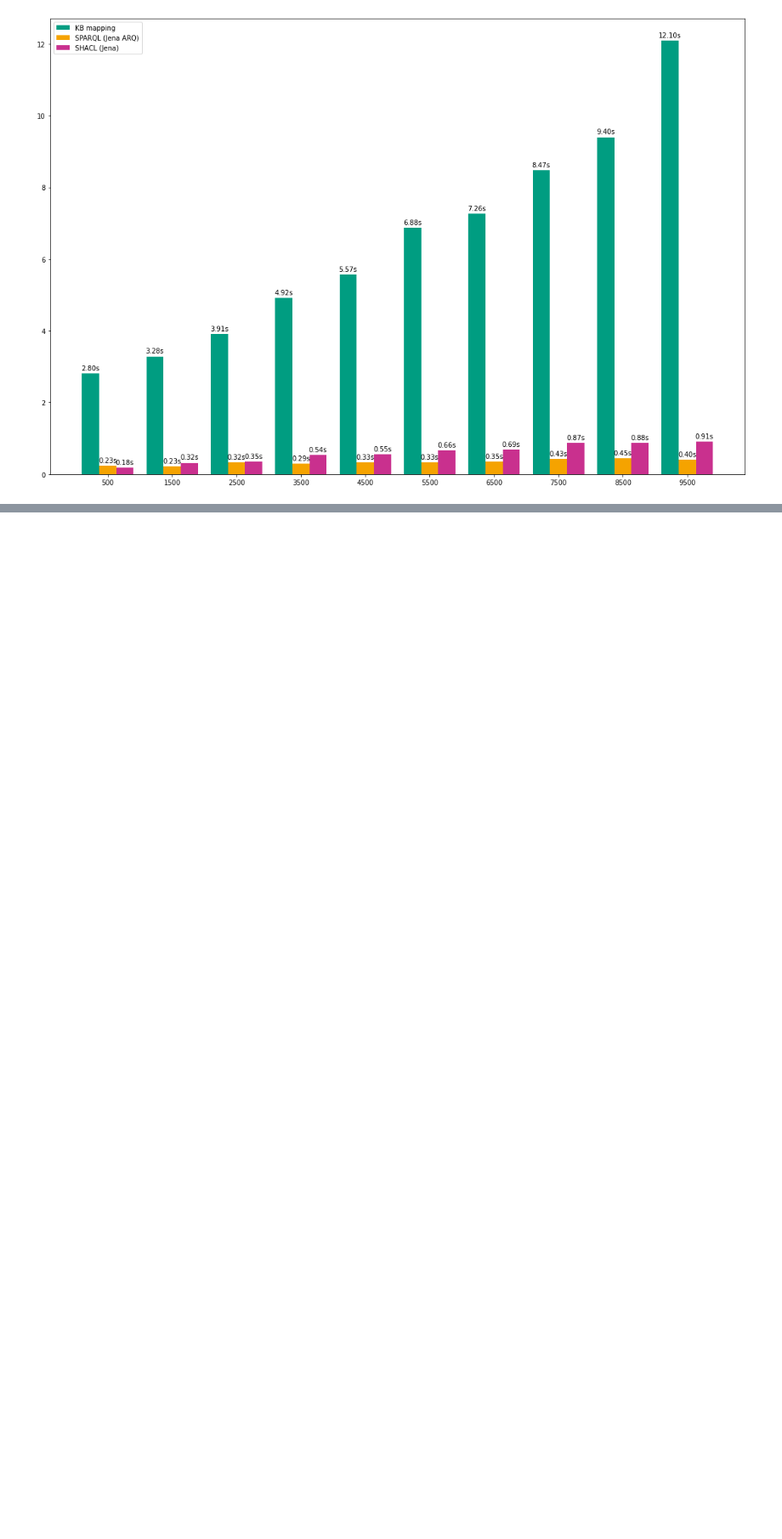
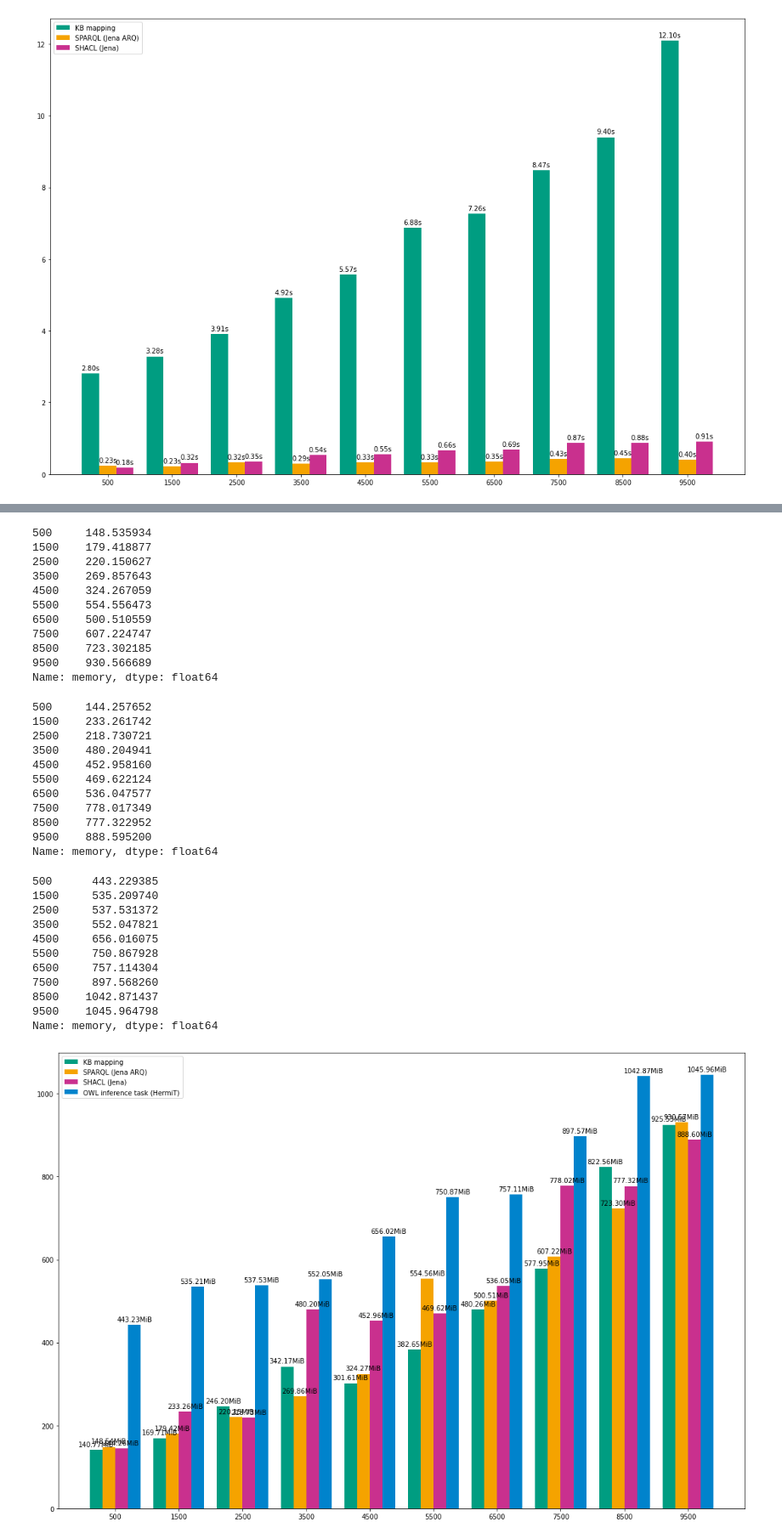
Before and after one commit to ahbnr/SemanticJavaDebugger, a Jupyter notebook: casestudies/performance/notebooks/Performance-DoublyLinked.ipynb, the cells around one changed output, grey strips where cells are left out. Shown at 85% size. Cells and saved outputs as stored; diff of their text form; code cells hidden in the pictures; blank space fills up the shorter version.

```diff
--- a/casestudies/performance/notebooks/Performance-DoublyLinked.ipynb
+++ b/casestudies/performance/notebooks/Performance-DoublyLinked.ipynb
@@ -237,0 +338,3 @@ Name: times, dtype: float64
+# %%
+plotTaskMemoryComparison(highStore, ymax=None)
+# %% [output]
@@ -237,0 +352,34 @@ Name: times, dtype: float64
+500     148.535934
+1500    179.418877
+2500    220.150627
+3500    269.857643
+4500    324.267059
+5500    554.556473
+6500    500.510559
+7500    607.224747
+8500    723.302185
+9500    930.566689
+Name: memory, dtype: float64
+500     144.257652
+1500    233.261742
+2500    218.730721
+3500    480.204941
+4500    452.958160
+5500    469.622124
+6500    536.047577
+7500    778.017349
+8500    777.322952
+9500    888.595200
+Name: memory, dtype: float64
+500      443.229385
+1500     535.209740
+2500     537.531372
+3500     552.047821
+4500     656.016075
+5500     750.867928
+6500     757.114304
+7500     897.568260
+8500    1042.871437
+9500    1045.964798
+Name: memory, dtype: float64
+[figure, added]
```
Also changed, not shown: parts of 5 cells of this notebook, 13 other files.
